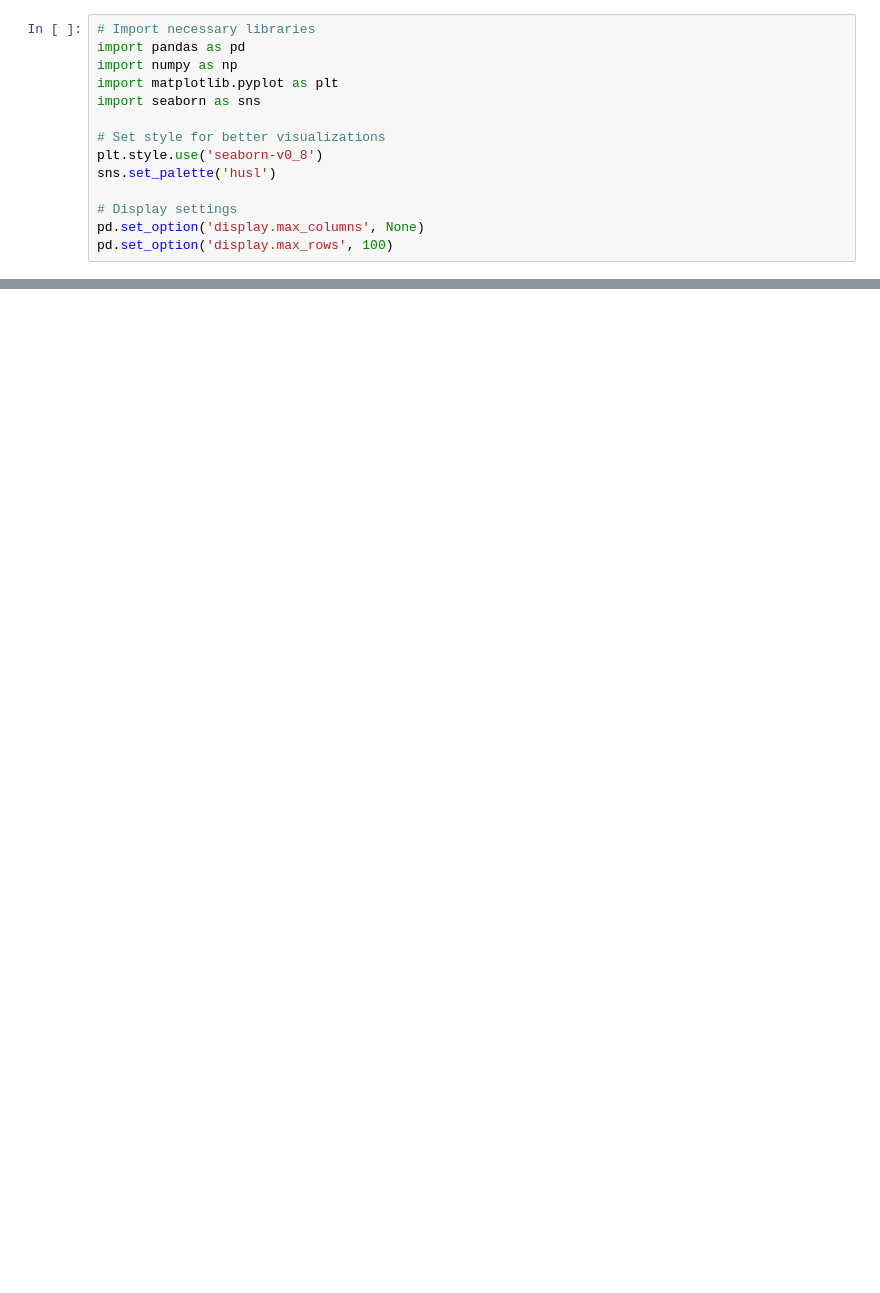
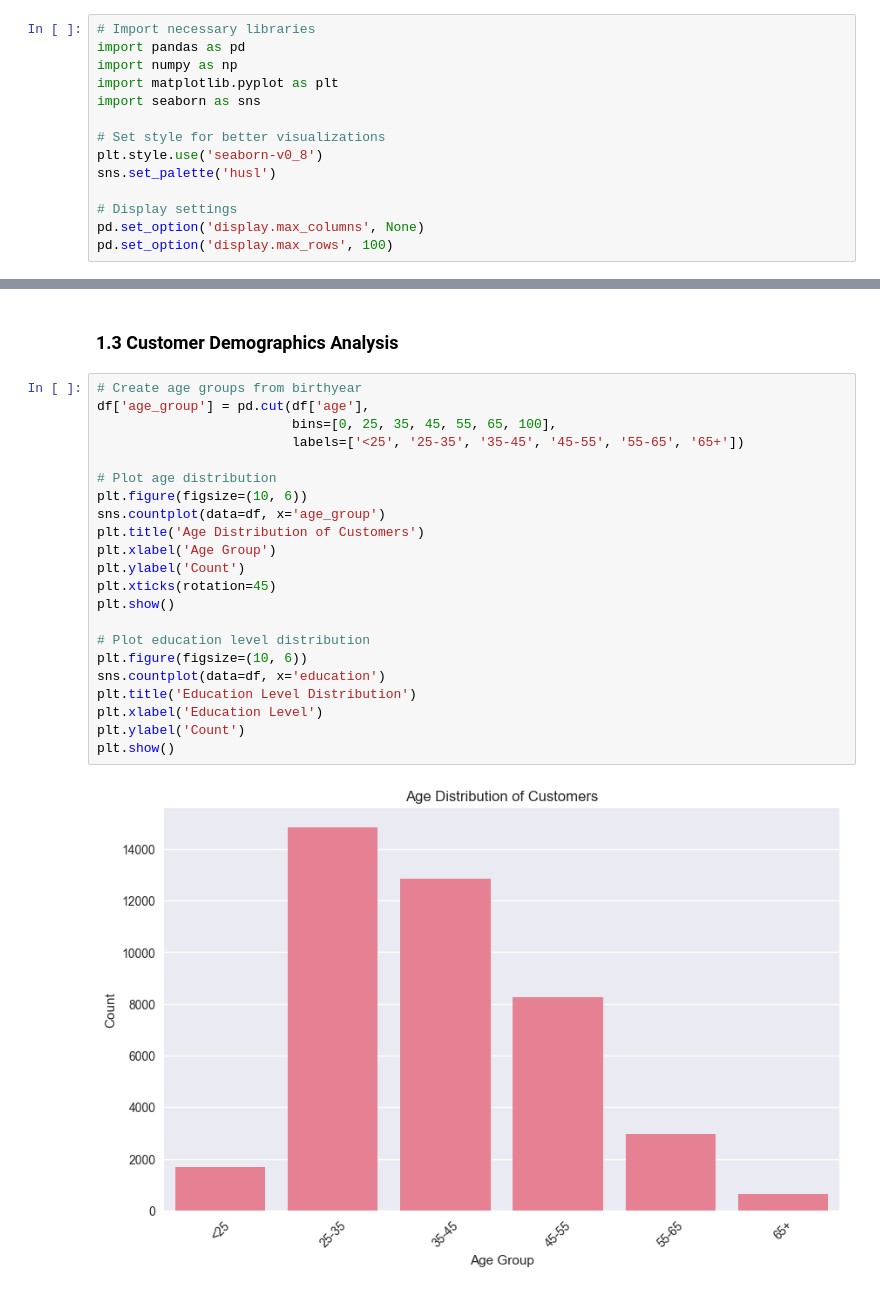
Before and after one commit to ghsaberr/predictive-analytics-cross-sell, a Jupyter notebook: predictive-analytics-for-cross-sell-opportunities.ipynb, the cells around one changed output, grey strips where cells are left out. Cells and saved outputs as stored; diff of their text form; blank space fills up the shorter version.

```diff
--- a/predictive-analytics-for-cross-sell-opportunities.ipynb
+++ b/predictive-analytics-for-cross-sell-opportunities.ipynb
@@ -56,0 +75,26 @@ First few rows:
+# %% [markdown]
+### 1.3 Customer Demographics Analysis
+# %%
+# Create age groups from birthyear
+df['age_group'] = pd.cut(df['age'],
+                         bins=[0, 25, 35, 45, 55, 65, 100],
+                         labels=['<25', '25-35', '35-45', '45-55', '55-65', '65+'])
+
+# Plot age distribution
+plt.figure(figsize=(10, 6))
+sns.countplot(data=df, x='age_group')
+plt.title('Age Distribution of Customers')
+plt.xlabel('Age Group')
+plt.ylabel('Count')
+plt.xticks(rotation=45)
+plt.show()
+
+# Plot education level distribution
+plt.figure(figsize=(10, 6))
+sns.countplot(data=df, x='education')
+plt.title('Education Level Distribution')
+plt.xlabel('Education Level')
+plt.ylabel('Count')
+plt.show()
+# %% [output]
+[figure, added]
```
Also changed, not shown: parts of 6 cells of this notebook, 1 other file.
